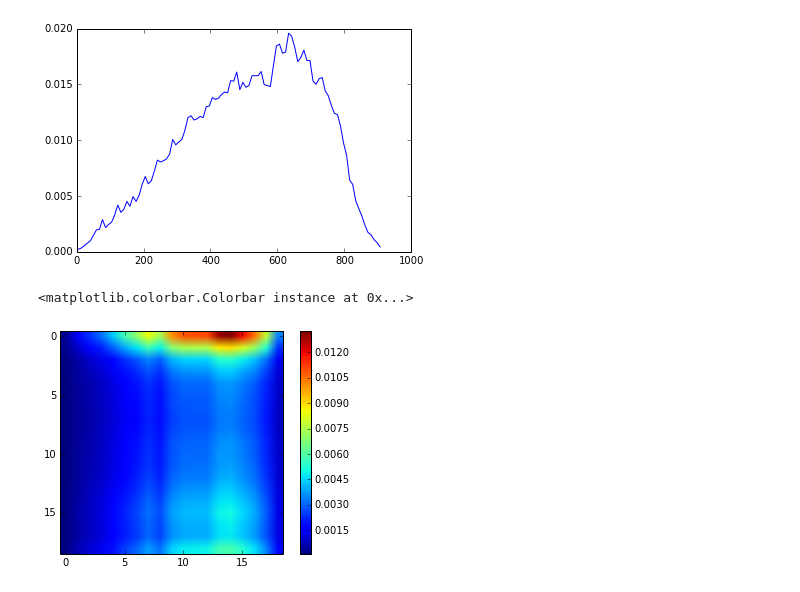
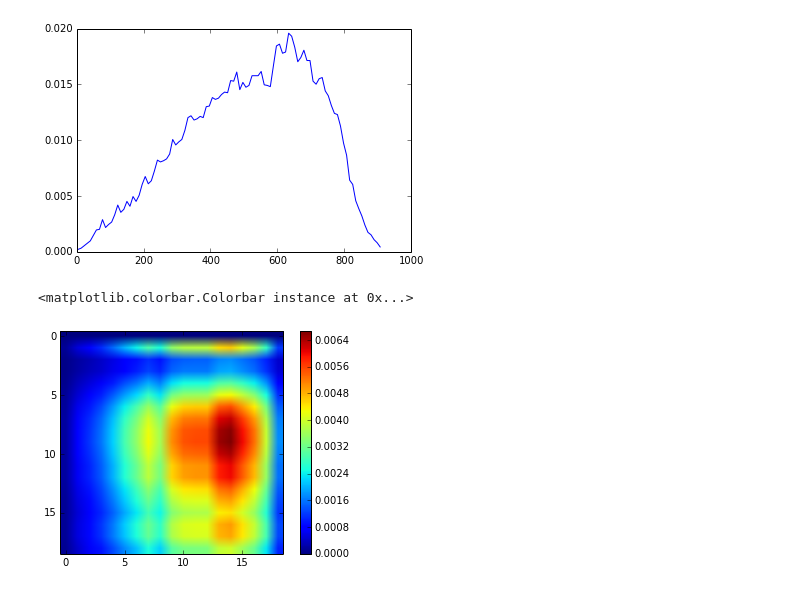
Before and after one commit to cojacoo/caos_py, a Jupyter notebook: Catchment_Response_Holtzbach.ipynb, the cells around one changed output. Drawn from its saved outputs; the diff is of its cells as text; code cells hidden in the pictures.

```diff
--- a/Catchment_Response_Holtzbach.ipynb
+++ b/Catchment_Response_Holtzbach.ipynb
@@ -121,27 +128,28 @@ plot(Udist2stream[['V1','V2']].mean(axis=1),Udist2stream.area/np.sum(Udist2strea
 # %%
 #binned probability of distances
 bins=np.around(Udist2stream['V2'].max(),decimals=-2)/20.
 distances=np.arange(20)*bins
 #binned probability of timings
-bins=(sum(hevent0.QUmm))/20.
+bins=len(hevent0.QUmm)/20
 discharges=np.arange(20)*bins
 
 cumprob_dist=np.zeros(20)
-cumprob_Q=np.zeros(20)
+prob_Q=np.zeros(20)
 
 for i in np.arange(20):
     idx=np.where(Udist2stream[['V1','V2']].mean(axis=1)>=distances[i])[0][0]
     cumprob_dist[i]=sum(Udist2stream.iloc[:idx].area)/Udist2stream.area.sum()
 
-    idx=np.where(cumsum(hevent0.QUmm)>=discharges[i])[0][0]
-    cumprob_Q[i]=(idx-rainmean)/1000.
+    prob_Q[i]=hevent0.QUmm[int(discharges[i])]
+
+prob_Q/=sum(prob_Q)
 
 jointprob=np.zeros((19,19))
 for i in np.arange(19):
-    jointprob[i,:]=diff(cumprob_dist)*diff(cumprob_Q)[i]
+    jointprob[i,:]=diff(cumprob_dist)*prob_Q[i]
 
 imshow(jointprob)
 colorbar()
 # %% [output]
 <matplotlib.colorbar.Colorbar instance at 0x...>
-[figure, old version]
+[figure, new version]
```
Also changed, not shown: parts of 29 cells of this notebook.
